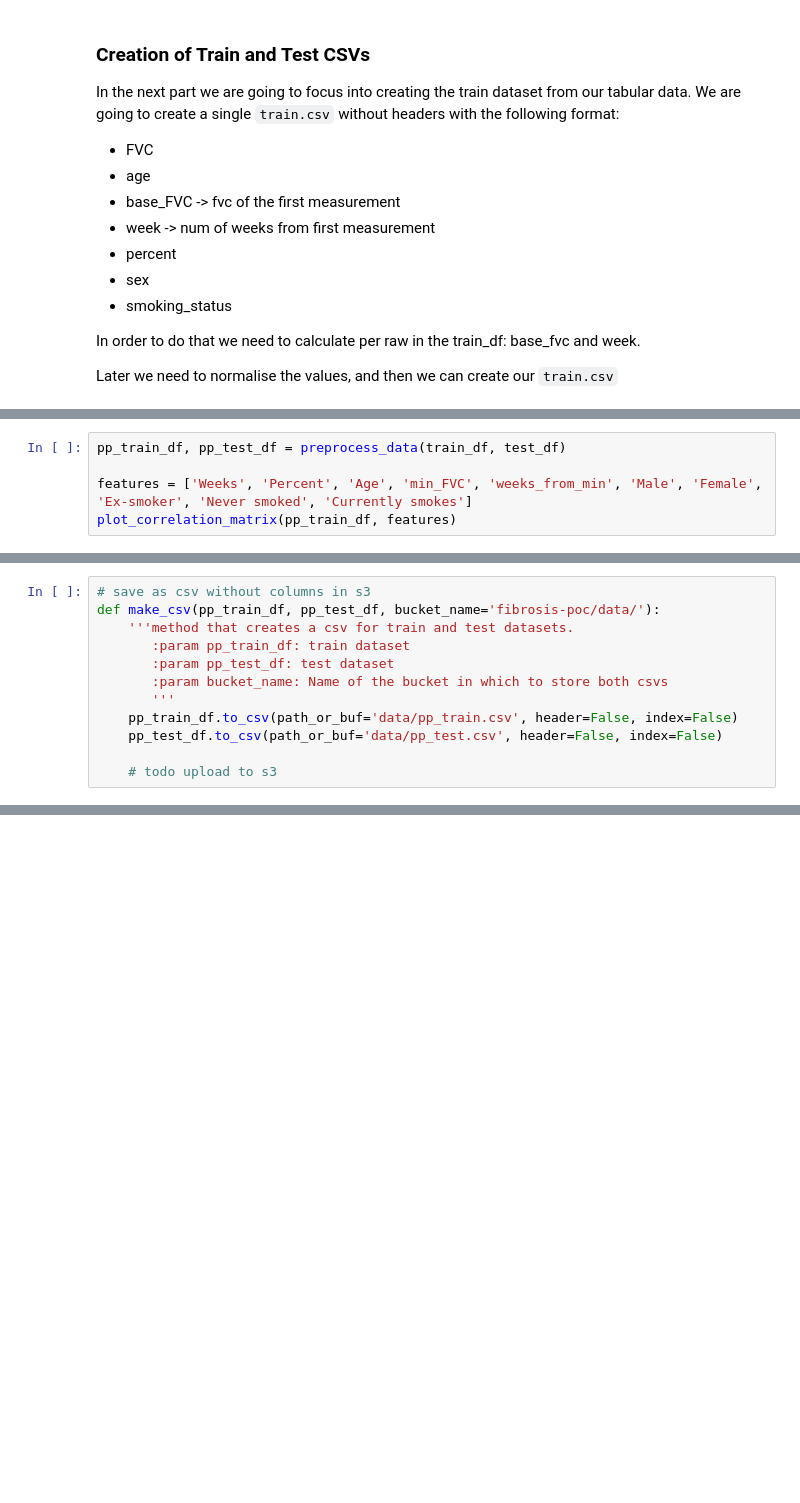
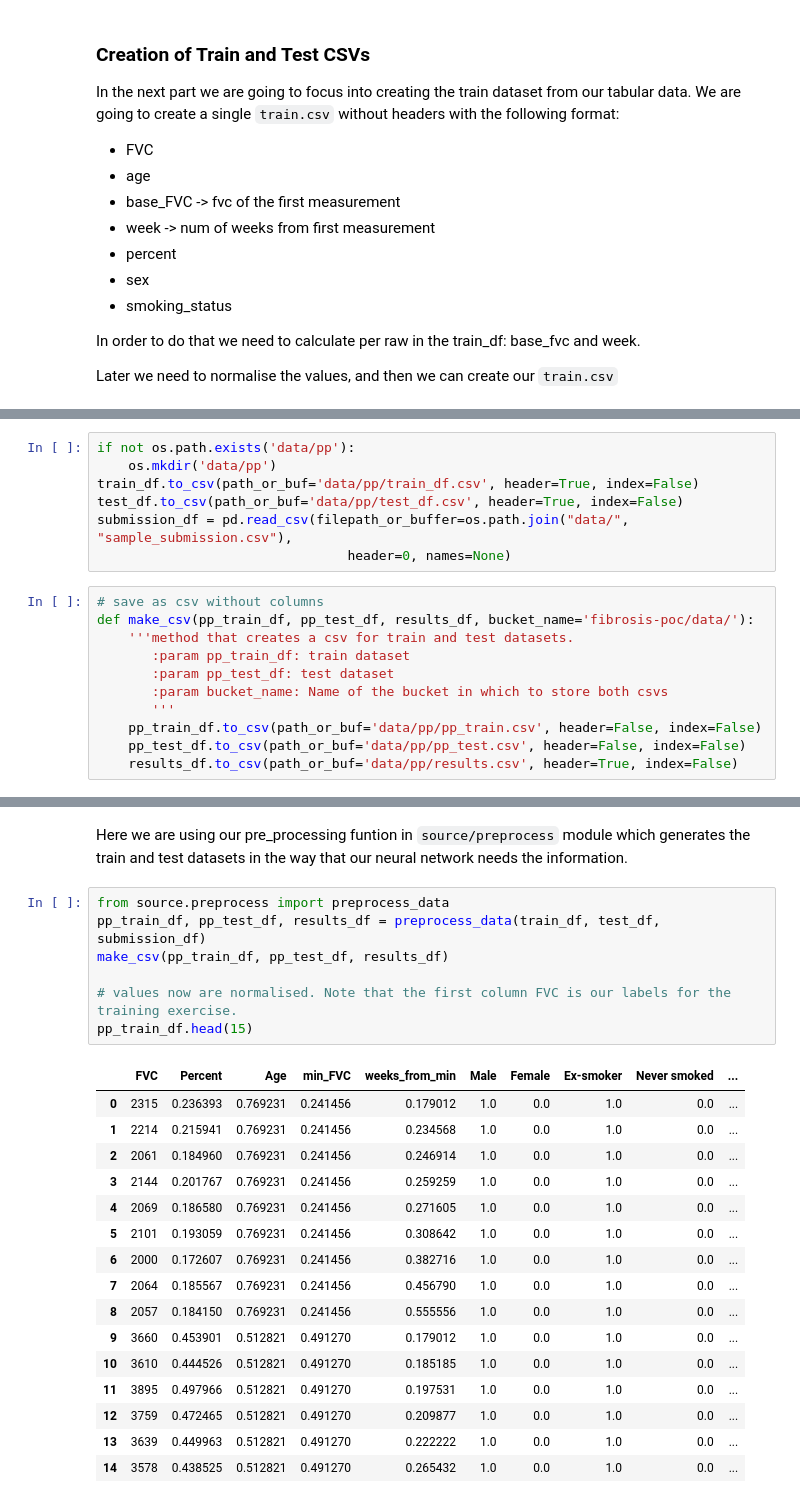
Before and after one commit to manumaqueda/pulmonary-fibrosis-progression, a Jupyter notebook: EDA-feature-extraction.ipynb, the cells around one changed output, grey strips where cells are left out. Cells and saved outputs as stored; diff of their text form; blank space fills up the shorter version.

Commit message:
Training, predict and preprocessing modules are now running well in local. Next make it happen in SageMaker. Arrivederci local :(

```diff
--- a/EDA-feature-extraction.ipynb
+++ b/EDA-feature-extraction.ipynb
@@ -477,5 +421,0 @@ def preprocess_data(train_df, test_df):
-# %%
-pp_train_df, pp_test_df = preprocess_data(train_df, test_df)
-
-features = ['Weeks', 'Percent', 'Age', 'min_FVC', 'weeks_from_min', 'Male', 'Female', 'Ex-smoker', 'Never smoked', 'Currently smokes']
-plot_correlation_matrix(pp_train_df, features)
@@ -485,12 +422,18 @@ size of pp_test_df ->5
+# %%
+if not os.path.exists('data/pp'):
+    os.mkdir('data/pp')
+train_df.to_csv(path_or_buf='data/pp/train_df.csv', header=True, index=False)
+test_df.to_csv(path_or_buf='data/pp/test_df.csv', header=True, index=False)
+submission_df = pd.read_csv(filepath_or_buffer=os.path.join("data/", "sample_submission.csv"),
+                                header=0, names=None)
 # %%
-# save as csv without columns in s3
-def make_csv(pp_train_df, pp_test_df, bucket_name='fibrosis-poc/data/'):
+# save as csv without columns
+def make_csv(pp_train_df, pp_test_df, results_df, bucket_name='fibrosis-poc/data/'):
     '''method that creates a csv for train and test datasets.
        :param pp_train_df: train dataset
        :param pp_test_df: test dataset
        :param bucket_name: Name of the bucket in which to store both csvs
        '''
-    pp_train_df.to_csv(path_or_buf='data/pp_train.csv', header=False, index=False)
-    pp_test_df.to_csv(path_or_buf='data/pp_test.csv', header=False, index=False)
-
-    # todo upload to s3
+    pp_train_df.to_csv(path_or_buf='data/pp/pp_train.csv', header=False, index=False)
+    pp_test_df.to_csv(path_or_buf='data/pp/pp_test.csv', header=False, index=False)
+    results_df.to_csv(path_or_buf='data/pp/results.csv', header=True, index=False)
@@ -771,0 +440,26 @@ for fold, (trainset, valset) in enumerate(folds):
+# %% [markdown]
+Here we are using our pre_processing funtion in `source/preprocess` module which generates the train and test datasets in the way that our neural network needs the information.
+# %%
+from source.preprocess import preprocess_data
+pp_train_df, pp_test_df, results_df = preprocess_data(train_df, test_df, submission_df)
+make_csv(pp_train_df, pp_test_df, results_df)
+
+# values now are normalised. Note that the first column FVC is our labels for the training exercise.
+pp_train_df.head(15)
+# %% [output]
+|  | FVC | Percent | Age | min_FVC | weeks_from_min | Male | Female | Ex-smoker | Never smoked | ... |
+| 0 | 2315 | 0.236393 | 0.769231 | 0.241456 | 0.179012 | 1.0 | 0.0 | 1.0 | 0.0 | ... |
+| 1 | 2214 | 0.215941 | 0.769231 | 0.241456 | 0.234568 | 1.0 | 0.0 | 1.0 | 0.0 | ... |
+| 2 | 2061 | 0.184960 | 0.769231 | 0.241456 | 0.246914 | 1.0 | 0.0 | 1.0 | 0.0 | ... |
+| 3 | 2144 | 0.201767 | 0.769231 | 0.241456 | 0.259259 | 1.0 | 0.0 | 1.0 | 0.0 | ... |
+| 4 | 2069 | 0.186580 | 0.769231 | 0.241456 | 0.271605 | 1.0 | 0.0 | 1.0 | 0.0 | ... |
+| 5 | 2101 | 0.193059 | 0.769231 | 0.241456 | 0.308642 | 1.0 | 0.0 | 1.0 | 0.0 | ... |
+| 6 | 2000 | 0.172607 | 0.769231 | 0.241456 | 0.382716 | 1.0 | 0.0 | 1.0 | 0.0 | ... |
+| 7 | 2064 | 0.185567 | 0.769231 | 0.241456 | 0.456790 | 1.0 | 0.0 | 1.0 | 0.0 | ... |
+| 8 | 2057 | 0.184150 | 0.769231 | 0.241456 | 0.555556 | 1.0 | 0.0 | 1.0 | 0.0 | ... |
+| 9 | 3660 | 0.453901 | 0.512821 | 0.491270 | 0.179012 | 1.0 | 0.0 | 1.0 | 0.0 | ... |
+| 10 | 3610 | 0.444526 | 0.512821 | 0.491270 | 0.185185 | 1.0 | 0.0 | 1.0 | 0.0 | ... |
+| 11 | 3895 | 0.497966 | 0.512821 | 0.491270 | 0.197531 | 1.0 | 0.0 | 1.0 | 0.0 | ... |
+| 12 | 3759 | 0.472465 | 0.512821 | 0.491270 | 0.209877 | 1.0 | 0.0 | 1.0 | 0.0 | ... |
+| 13 | 3639 | 0.449963 | 0.512821 | 0.491270 | 0.222222 | 1.0 | 0.0 | 1.0 | 0.0 | ... |
+| 14 | 3578 | 0.438525 | 0.512821 | 0.491270 | 0.265432 | 1.0 | 0.0 | 1.0 | 0.0 | ... |
```
Also changed, not shown: parts of 13 cells of this notebook, 4 other files.
